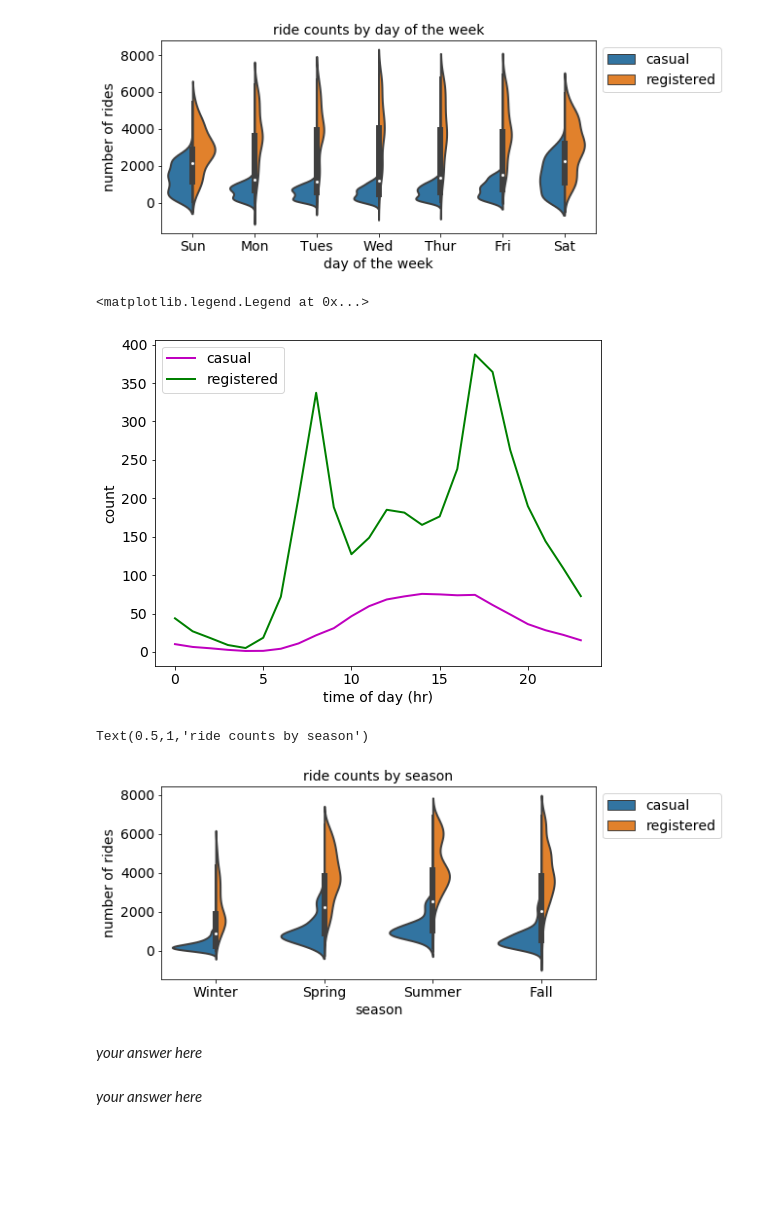
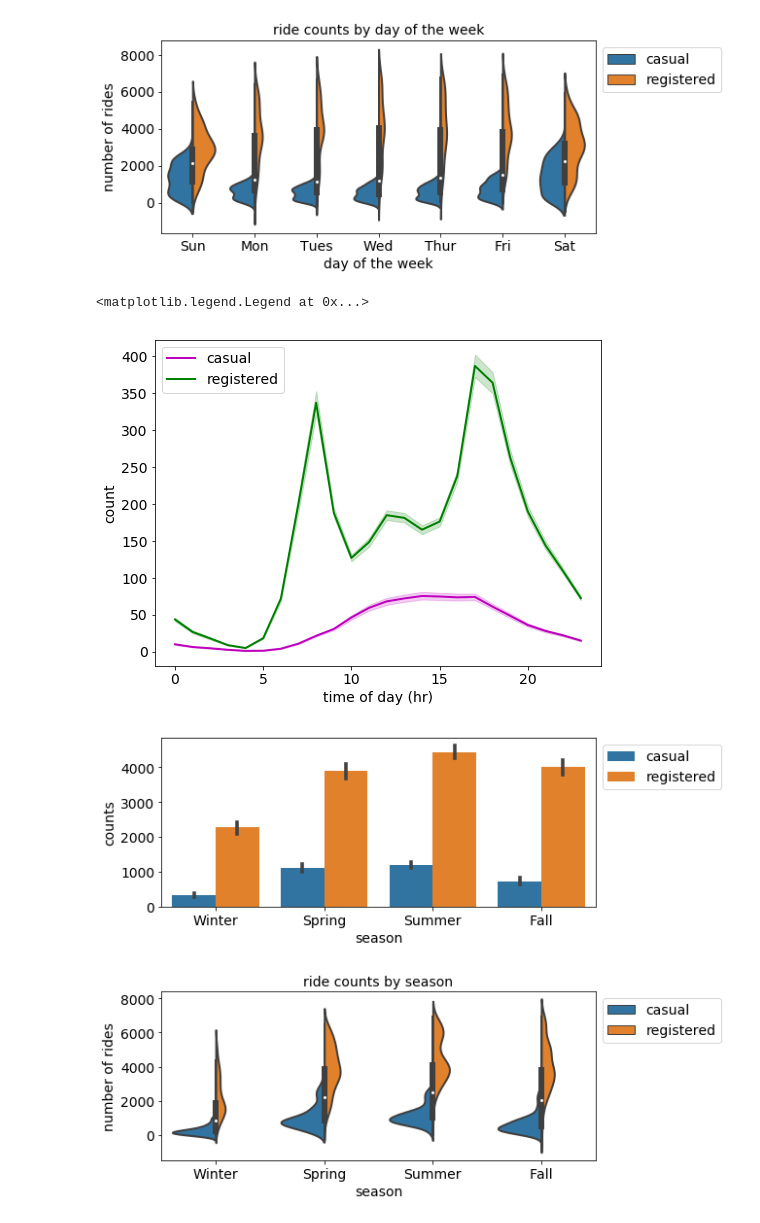
Before and after one commit to werkhoven/CS109_notebooks, a Jupyter notebook: HW3/cs109a_hw3_109_werkhoven.ipynb, the cells around one changed output. Saved outputs shown, nothing was run; the diff lists cells and outputs as text; code cells hidden in the pictures; blank space fills up the shorter version.

```diff
--- a/HW3/cs109a_hw3_109_werkhoven.ipynb
+++ b/HW3/cs109a_hw3_109_werkhoven.ipynb
@@ -815,18 +764,18 @@ plt.title("ride counts by day of the week")
 Text(0.5,1,'ride counts by day of the week')
 [figure]
 # %%
-plt.plot(np.arange(0,24,1), avg_by_hour['casual'], c='m', label='casual')
-plt.plot(np.arange(0,24,1), avg_by_hour['registered'], c='g', label='registered')
+ax = sns.lineplot(x="hour", y="casual", data=bikes_df, label="casual", color='m')
+sns.lineplot(x="hour", y="registered", data=bikes_df, label="registered", color='g', ax=ax)
 plt.xlabel('time of day (hr)')
 plt.ylabel('count')
 plt.legend()
 # %% [output]
 <matplotlib.legend.Legend at 0x...>
-[figure, old version]
+[figure, new version]
 # %%
 # create new temp df for visualization
 counts = bikes_by_day[["casual","registered"]].values
-weekday = bikes_by_day[["season","season"]].values.flatten(order="F")
+season = bikes_by_day[["season","season"]].values.flatten(order="F")
 user = ["casual"] * counts.shape[0]
 reg = ["registered"] * counts.shape[0]
 user.extend(reg)
@@ -834,22 +783,24 @@ counts = counts.flatten(order="F")
 data = {
     "counts": counts,
     "user_type": user,
-    "weekday": weekday,
+    "season": season,
 }
 vis_df = pd.DataFrame.from_dict(data)
 # %%
+# first plot
 plt.figure(figsize=(8,8))
 plt.subplot(2,1,1)
-ax = sns.violinplot(x='weekday', y="counts", hue="user_type", split=True, data=vis_df)
+ax = sns.barplot(x="season", y="counts", data=vis_df, hue="user_type")
+plt.xticks(np.arange(4),("Winter","Spring","Summer","Fall"))
+ax.legend(loc='upper left', bbox_to_anchor=(1,1))
+
+plt.subplot(2,1,2)
+ax = sns.violinplot(x='season', y="counts", hue="user_type", split=True, data=vis_df)
 ax.legend(loc='upper left', bbox_to_anchor=(1,1))
 plt.xlabel("season")
 plt.ylabel("number of rides")
 plt.xticks(np.arange(4),("Winter","Spring","Summer","Fall"))
-plt.title("ride counts by season")
+th = plt.title("ride counts by season")
+plt.subplots_adjust(hspace=0.5)
 # %% [output]
-Text(0.5,1,'ride counts by season')
-[figure, old version]
+[figure, new version]
-# %% [markdown]
-*your answer here*
-# %% [markdown]
-*your answer here*
```
Also changed, not shown: parts of 17 cells of this notebook, 1 other file.
